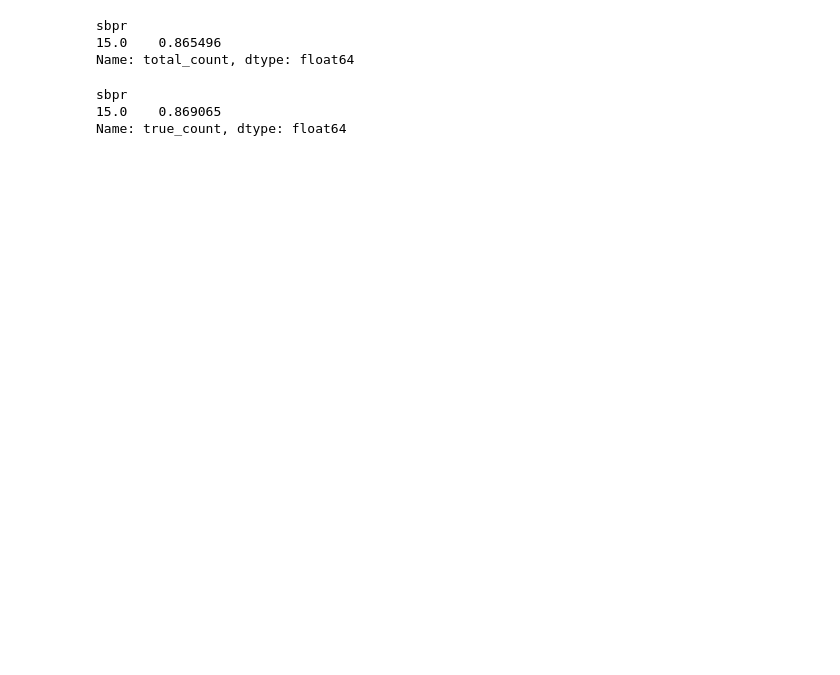
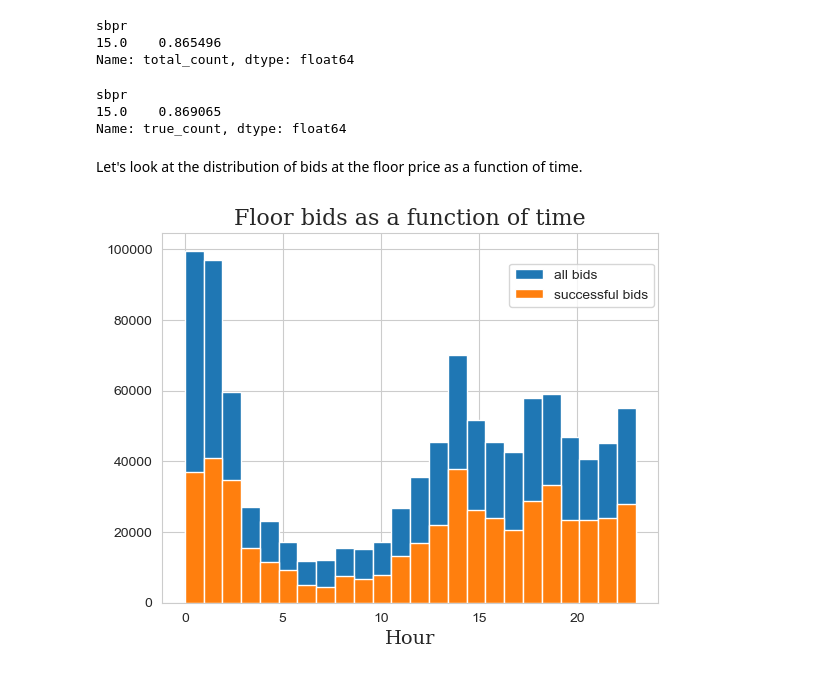
Before and after one commit to ltevlin/Origin, a Jupyter notebook: Presentation_15.ipynb, the cells around one changed output. Saved outputs shown, nothing was run; the diff lists cells and outputs as text; code cells hidden in the pictures; blank space fills up the shorter version.

```diff
--- a/Presentation_15.ipynb
+++ b/Presentation_15.ipynb
@@ -321,3 +364,17 @@ fraction_of_om_bids
 sbpr
 15.0    0.869065
 Name: true_count, dtype: float64
+# %% [markdown]
+Let's look at the distribution of bids at the floor price as a function of time.
+# %%
+all_15  = df_extr0409_15_plus[(df_extr0409_15_plus.sbpr==15)].hour
+om_15 = df_extr0409_15_plus[(df_extr0409_15_plus.sbpr==15) & (df_extr0409_15_plus.data==True)].hour
+fig_hist, axis_hist = plt.subplots(1,1)
+plt.title("Floor bids as a function of time", fontsize=16, fontfamily='serif')
+axis_hist.set_xlabel('Hour',fontsize=14,fontfamily='serif')
+axis_hist.hist(all_15, bins=24)
+axis_hist.hist(om_15, bins=24)
+axis_hist.legend(['all bids','successful bids'], loc=(0.7,0.8))
+plt.savefig('Floor_time')
+# %% [output]
+[figure, added]
```
Also changed, not shown: parts of 38 cells of this notebook.
